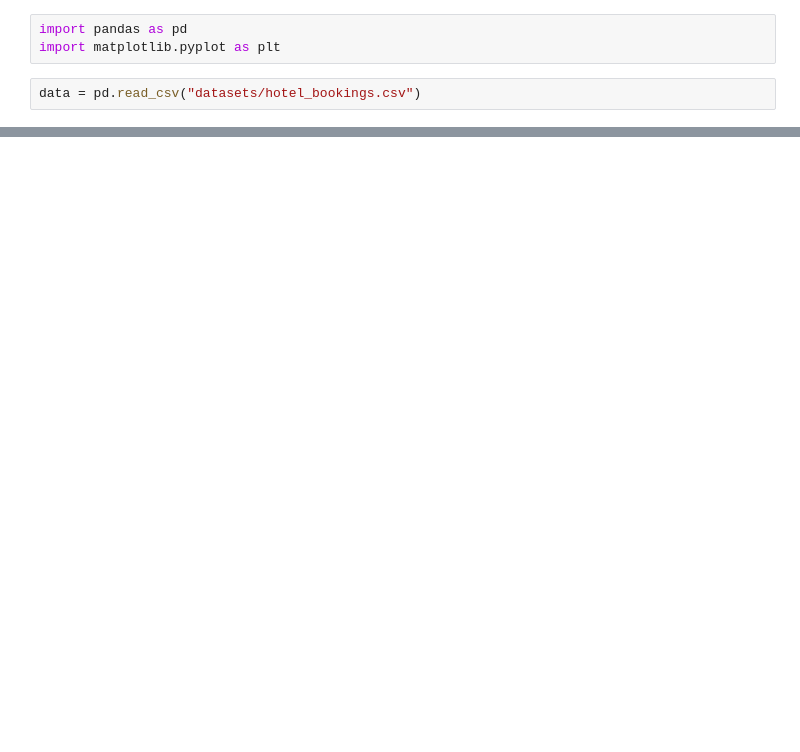
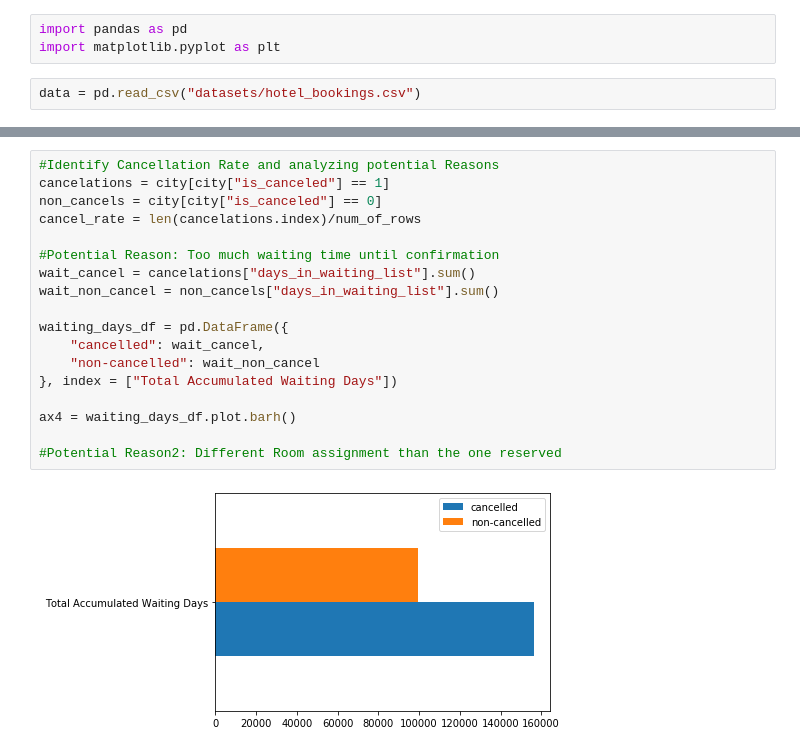
Before and after one commit to IkbalYesiltas/hotel-demand-analysis, a Jupyter notebook: Hotel_Analysis.ipynb, the cells around one changed output, grey strips where cells are left out. Drawn from its saved outputs; the diff is of its cells as text; blank space fills up the shorter version.

```diff
--- a/Hotel_Analysis.ipynb
+++ b/Hotel_Analysis.ipynb
@@ -22,0 +65,20 @@ r_numofgroups = len(resorts[resorts["customer_type"] == "Group"].index)/resorts_
+# %%
+#Identify Cancellation Rate and analyzing potential Reasons
+cancelations = city[city["is_canceled"] == 1]
+non_cancels = city[city["is_canceled"] == 0]
+cancel_rate = len(cancelations.index)/num_of_rows
+
+#Potential Reason: Too much waiting time until confirmation
+wait_cancel = cancelations["days_in_waiting_list"].sum()
+wait_non_cancel = non_cancels["days_in_waiting_list"].sum()
+
+waiting_days_df = pd.DataFrame({
+    "cancelled": wait_cancel,
+    "non-cancelled": wait_non_cancel
+}, index = ["Total Accumulated Waiting Days"])
+
+ax4 = waiting_days_df.plot.barh()
+
+#Potential Reason2: Different Room assignment than the one reserved
+# %% [output]
+[figure, added]
```
Also changed, not shown: parts of 7 cells of this notebook.
